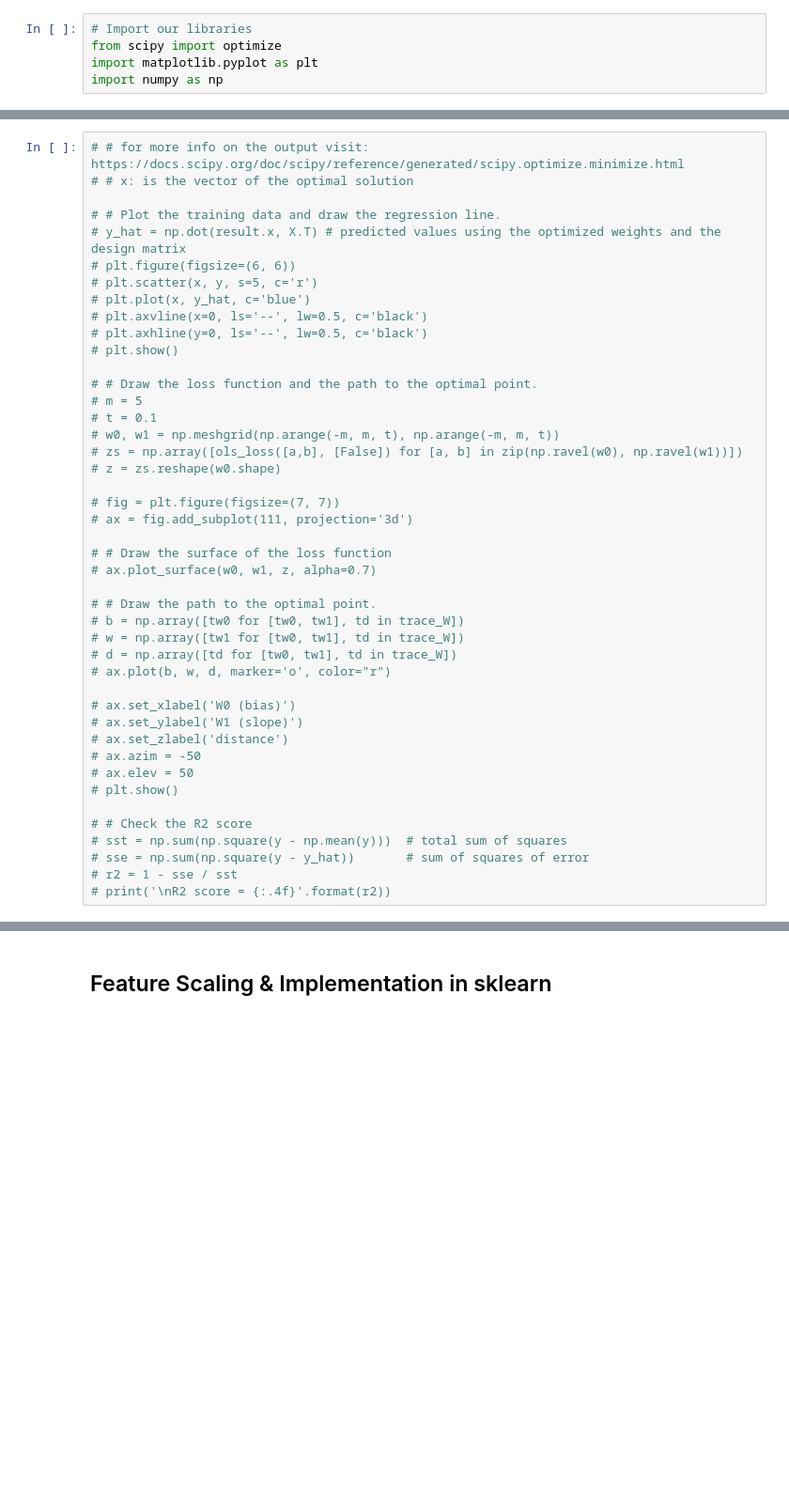
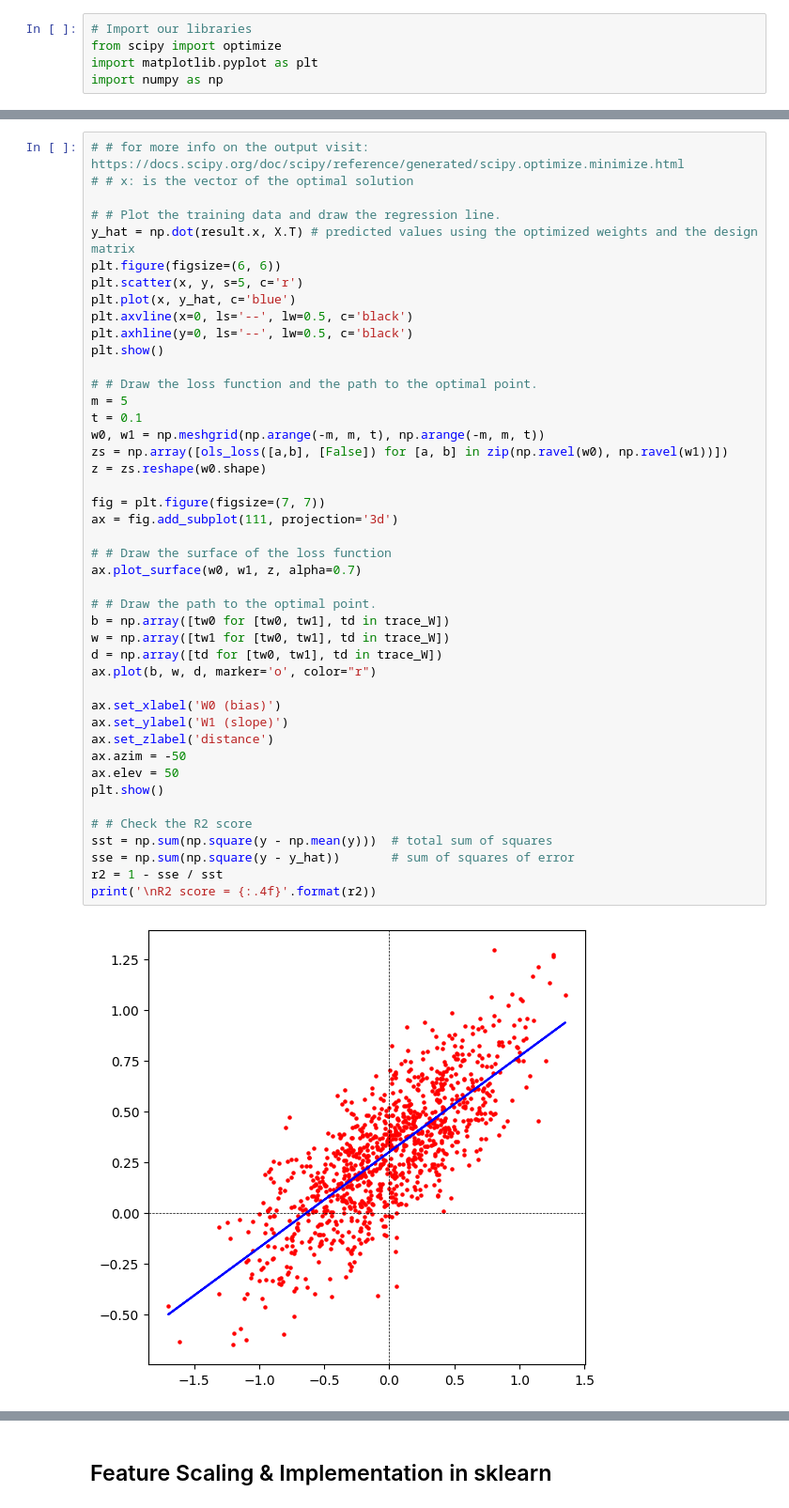
Before and after one commit to darius2902/MY-DAC-Curriculum, a Jupyter notebook: DAC-006_Machine_Learning/DAC-006-Intro_to_ML_Session_1_Student.ipynb, the cells around one changed output, grey strips where cells are left out. Shown at 94% size. Saved outputs shown, nothing was run; the diff lists cells and outputs as text; blank space fills up the shorter version.

```diff
--- a/DAC-006_Machine_Learning/DAC-006-Intro_to_ML_Session_1_Student.ipynb
+++ b/DAC-006_Machine_Learning/DAC-006-Intro_to_ML_Session_1_Student.ipynb
@@ -100,44 +112,46 @@ import numpy as np
 # %%
 # # for more info on the output visit: https://docs.scipy.org/doc/scipy/reference/generated/scipy.optimize.minimize.html
 # # x: is the vector of the optimal solution
 
 # # Plot the training data and draw the regression line.
-# y_hat = np.dot(result.x, X.T) # predicted values using the optimized weights and the design matrix
-# plt.figure(figsize=(6, 6))
-# plt.scatter(x, y, s=5, c='r')
-# plt.plot(x, y_hat, c='blue')
-# plt.axvline(x=0, ls='--', lw=0.5, c='black')
-# plt.axhline(y=0, ls='--', lw=0.5, c='black')
-# plt.show()
+y_hat = np.dot(result.x, X.T) # predicted values using the optimized weights and the design matrix
+plt.figure(figsize=(6, 6))
+plt.scatter(x, y, s=5, c='r')
+plt.plot(x, y_hat, c='blue')
+plt.axvline(x=0, ls='--', lw=0.5, c='black')
+plt.axhline(y=0, ls='--', lw=0.5, c='black')
+plt.show()
 
 # # Draw the loss function and the path to the optimal point.
-# m = 5
-# t = 0.1
-# w0, w1 = np.meshgrid(np.arange(-m, m, t), np.arange(-m, m, t))
-# zs = np.array([ols_loss([a,b], [False]) for [a, b] in zip(np.ravel(w0), np.ravel(w1))])
-# z = zs.reshape(w0.shape)
+m = 5
+t = 0.1
+w0, w1 = np.meshgrid(np.arange(-m, m, t), np.arange(-m, m, t))
+zs = np.array([ols_loss([a,b], [False]) for [a, b] in zip(np.ravel(w0), np.ravel(w1))])
+z = zs.reshape(w0.shape)
 
-# fig = plt.figure(figsize=(7, 7))
-# ax = fig.add_subplot(111, projection='3d')
+fig = plt.figure(figsize=(7, 7))
+ax = fig.add_subplot(111, projection='3d')
 
 # # Draw the surface of the loss function
-# ax.plot_surface(w0, w1, z, alpha=0.7)
+ax.plot_surface(w0, w1, z, alpha=0.7)
 
 # # Draw the path to the optimal point.
-# b = np.array([tw0 for [tw0, tw1], td in trace_W])
-# w = np.array([tw1 for [tw0, tw1], td in trace_W])
-# d = np.array([td for [tw0, tw1], td in trace_W])
-# ax.plot(b, w, d, marker='o', color="r")
+b = np.array([tw0 for [tw0, tw1], td in trace_W])
+w = np.array([tw1 for [tw0, tw1], td in trace_W])
+d = np.array([td for [tw0, tw1], td in trace_W])
+ax.plot(b, w, d, marker='o', color="r")
 
-# ax.set_xlabel('W0 (bias)')
-# ax.set_ylabel('W1 (slope)')
-# ax.set_zlabel('distance')
-# ax.azim = -50
-# ax.elev = 50
-# plt.show()
+ax.set_xlabel('W0 (bias)')
+ax.set_ylabel('W1 (slope)')
+ax.set_zlabel('distance')
+ax.azim = -50
+ax.elev = 50
+plt.show()
 
 # # Check the R2 score
-# sst = np.sum(np.square(y - np.mean(y)))  # total sum of squares
-# sse = np.sum(np.square(y - y_hat))       # sum of squares of error
-# r2 = 1 - sse / sst
-# print('\nR2 score = {:.4f}'.format(r2))
+sst = np.sum(np.square(y - np.mean(y)))  # total sum of squares
+sse = np.sum(np.square(y - y_hat))       # sum of squares of error
+r2 = 1 - sse / sst
+print('\nR2 score = {:.4f}'.format(r2))
+# %% [output]
+[figure, added]
```
Also changed, not shown: parts of 14 cells of this notebook.
